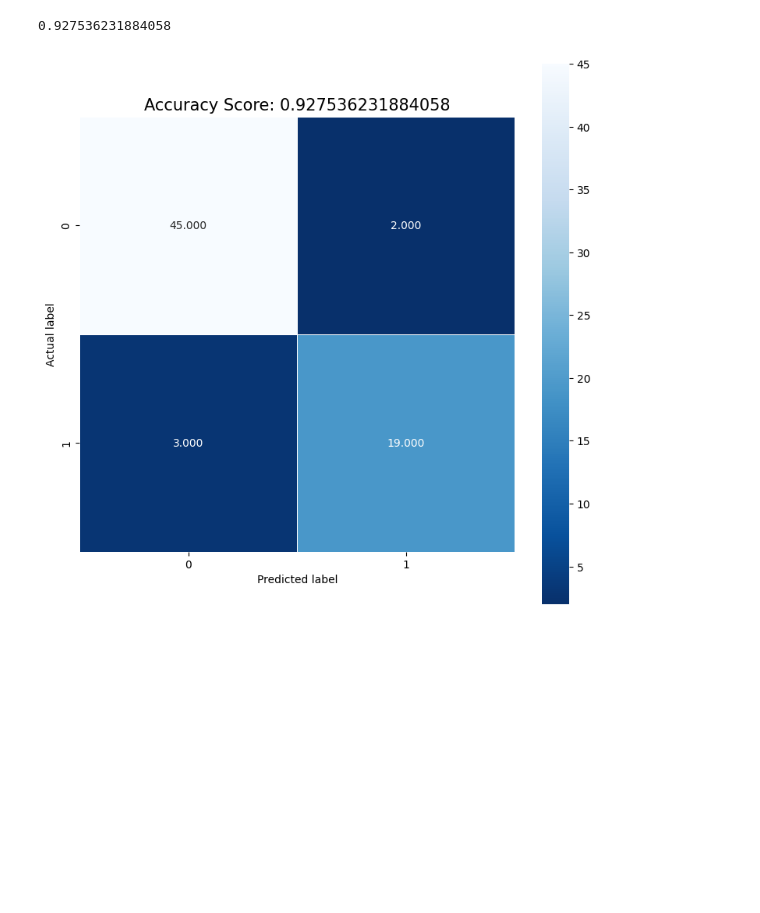
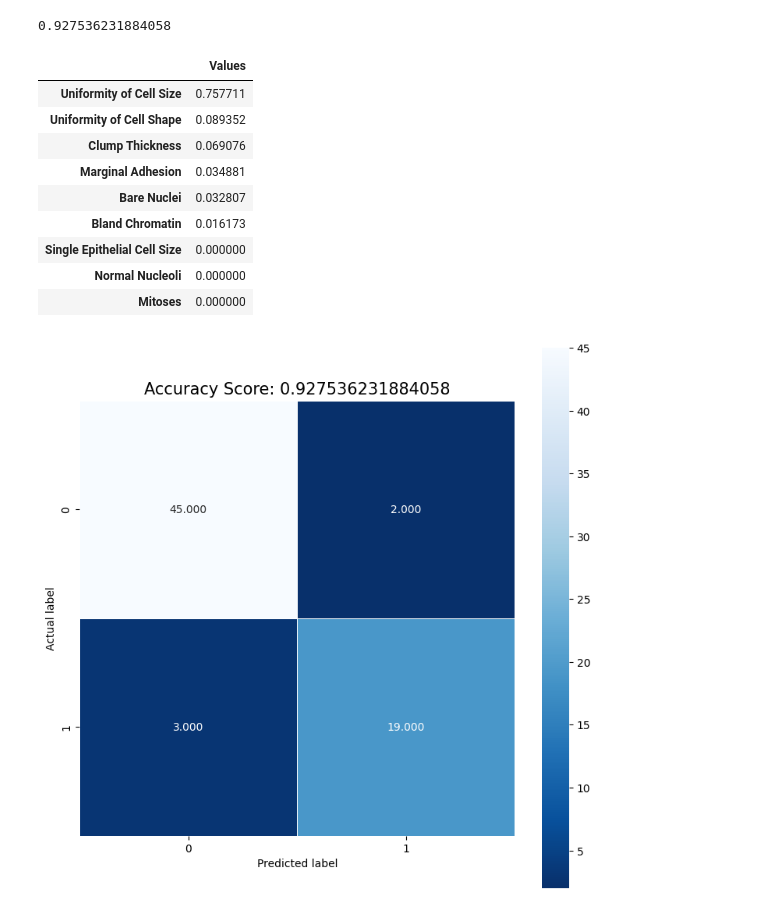
Before and after one commit to rvloenhout/Predicting_BenignOrMalignant, a Jupyter notebook: Decision_Tree.ipynb, the cells around one changed output. Saved outputs shown, nothing was run; the diff lists cells and outputs as text; code cells hidden in the pictures; blank space fills up the shorter version.

```diff
--- a/Decision_Tree.ipynb
+++ b/Decision_Tree.ipynb
@@ -110,6 +110,21 @@ accuracy_score_test = sklearn.metrics.accuracy_score(y_test, y_pred_test)
 print(accuracy_score_test)
 # %% [output]
 0.927536231884058
+# %%
+#Display each feature importance
+feat_importance = pd.DataFrame(model.feature_importances_, index=x_columns, columns=["Values"])
+feat_importance.sort_values(by=["Values"], ascending=False)
+# %% [output]
+|  | Values |
+| Uniformity of Cell Size | 0.757711 |
+| Uniformity of Cell Shape | 0.089352 |
+| Clump Thickness | 0.069076 |
+| Marginal Adhesion | 0.034881 |
+| Bare Nuclei | 0.032807 |
+| Bland Chromatin | 0.016173 |
+| Single Epithelial Cell Size | 0.000000 |
+| Normal Nucleoli | 0.000000 |
+| Mitoses | 0.000000 |
 # %%
 #Visualizing confusion matrix
 cm = sklearn.metrics.confusion_matrix(y_test, y_pred_test)
```
